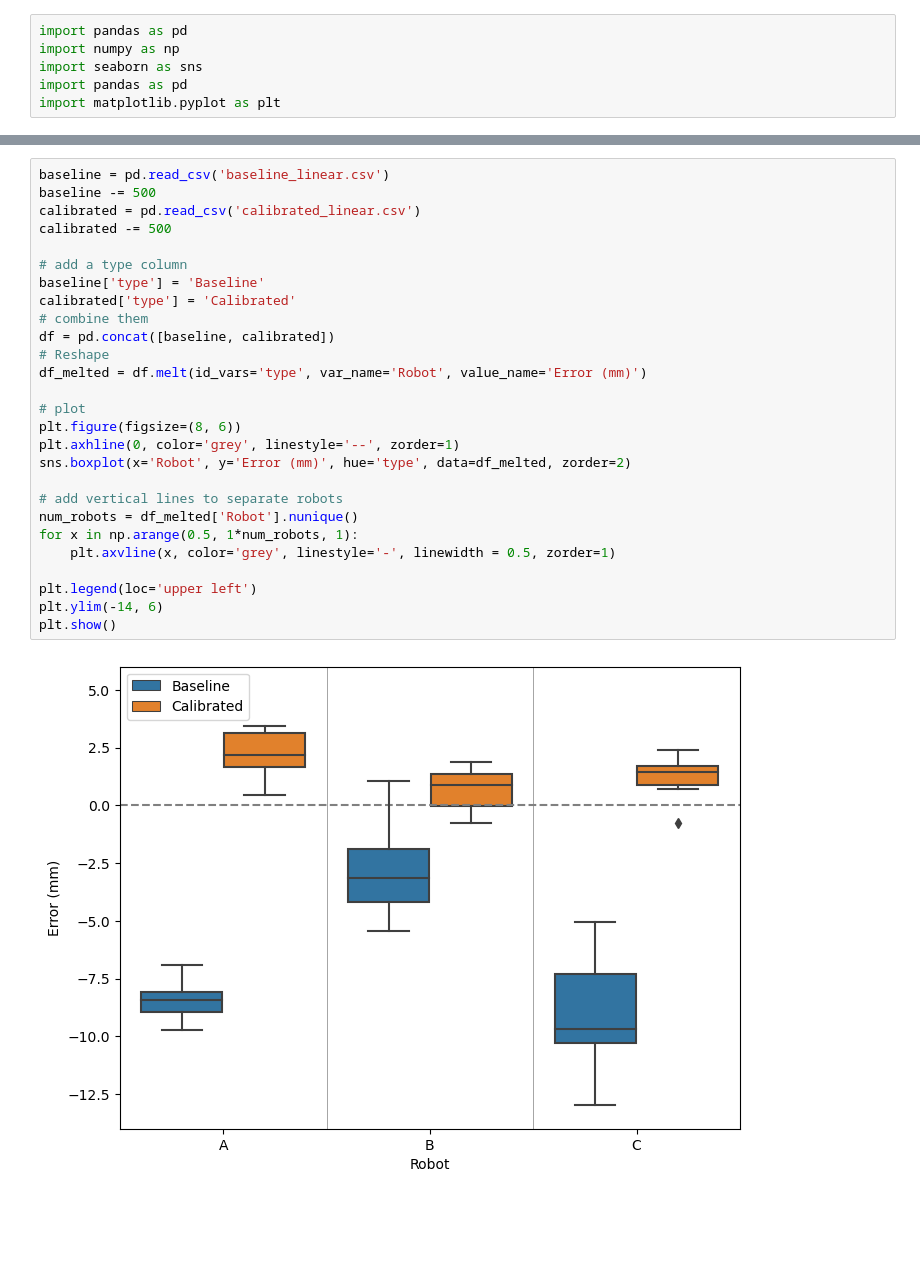
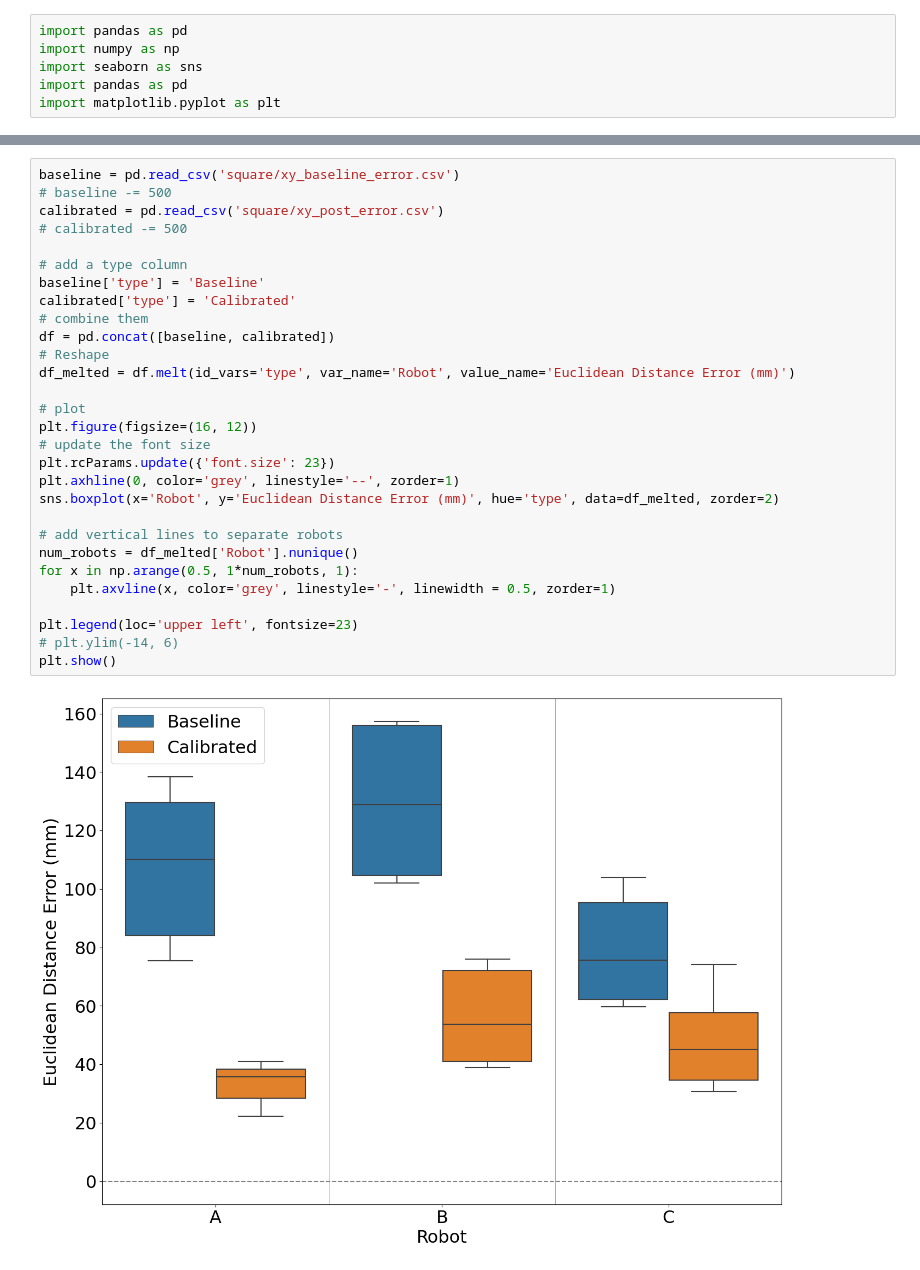
Before and after one commit to pilipb/Robotics-A2, a Jupyter notebook: Plotting/plot_results.ipynb, the cells around one changed output, grey strips where cells are left out. Saved outputs shown, nothing was run; the diff lists cells and outputs as text; blank space fills up the shorter version.

Commit message:
updated plots

```diff
--- a/Plotting/plot_results.ipynb
+++ b/Plotting/plot_results.ipynb
@@ -7,31 +73,33 @@ import matplotlib.pyplot as plt
 # %%
-baseline = pd.read_csv('baseline_linear.csv')
-baseline -= 500
-calibrated = pd.read_csv('calibrated_linear.csv')
-calibrated -= 500
+baseline = pd.read_csv('square/xy_baseline_error.csv')
+# baseline -= 500
+calibrated = pd.read_csv('square/xy_post_error.csv')
+# calibrated -= 500
 
 # add a type column
 baseline['type'] = 'Baseline'
 calibrated['type'] = 'Calibrated'
 # combine them
 df = pd.concat([baseline, calibrated])
 # Reshape
-df_melted = df.melt(id_vars='type', var_name='Robot', value_name='Error (mm)')
+df_melted = df.melt(id_vars='type', var_name='Robot', value_name='Euclidean Distance Error (mm)')
 
 # plot
-plt.figure(figsize=(8, 6))
+plt.figure(figsize=(16, 12))
+# update the font size
+plt.rcParams.update({'font.size': 23})
 plt.axhline(0, color='grey', linestyle='--', zorder=1)
-sns.boxplot(x='Robot', y='Error (mm)', hue='type', data=df_melted, zorder=2)
+sns.boxplot(x='Robot', y='Euclidean Distance Error (mm)', hue='type', data=df_melted, zorder=2)
 
 # add vertical lines to separate robots
 num_robots = df_melted['Robot'].nunique()
 for x in np.arange(0.5, 1*num_robots, 1):
     plt.axvline(x, color='grey', linestyle='-', linewidth = 0.5, zorder=1)
 
-plt.legend(loc='upper left')
-plt.ylim(-14, 6)
+plt.legend(loc='upper left', fontsize=23)
+# plt.ylim(-14, 6)
 plt.show()
 # %% [output]
-[figure, old version]
+[figure, new version]
 # %%
 baseline = pd.read_csv('baseline_linear.csv')
```
Also changed, not shown: parts of 2 cells of this notebook, 4 other files.
